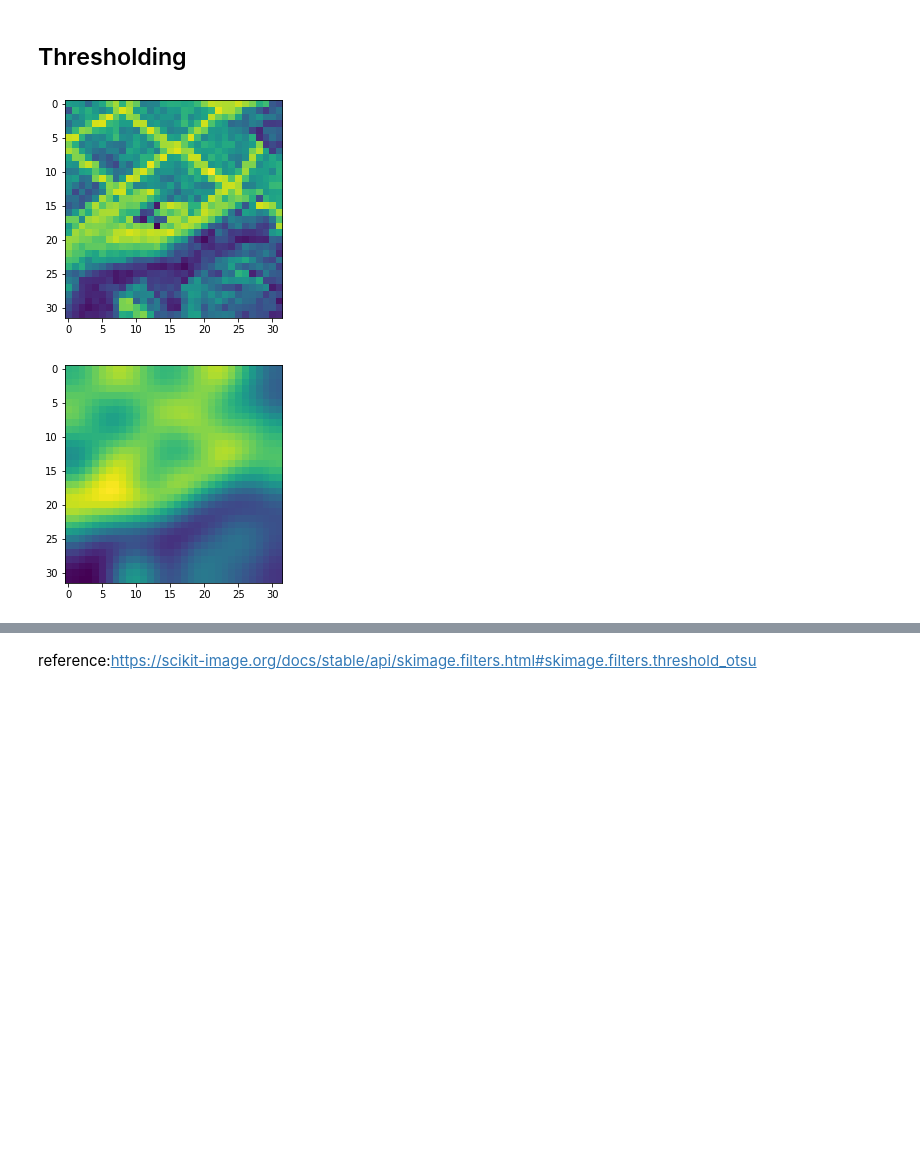
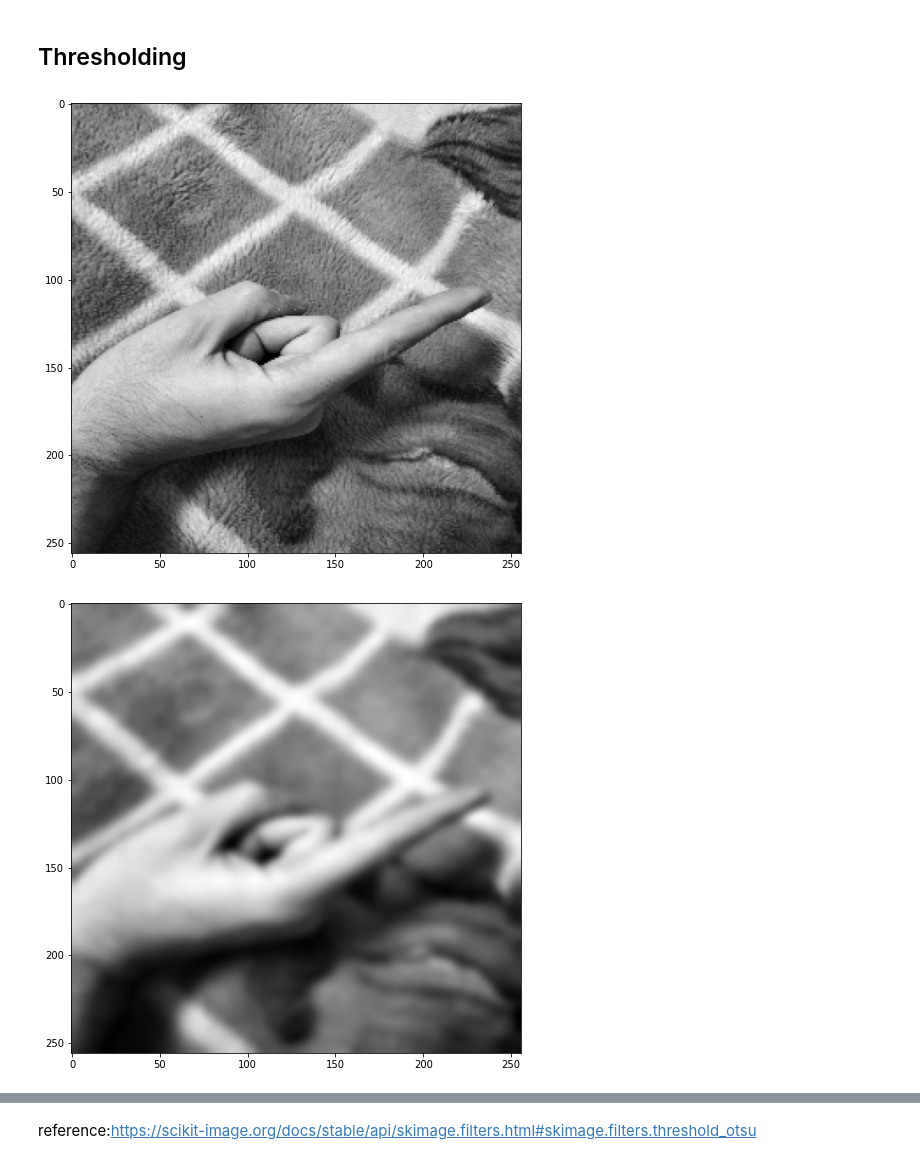
Before and after one commit to Sa2a/CV_Hand_Gestures, a Jupyter notebook: Hand Numbers Classification.ipynb, the cells around one changed output, grey strips where cells are left out. Cells and saved outputs as stored; diff of their text form; code cells hidden in the pictures; blank space fills up the shorter version.

```diff
--- a/Hand Numbers Classification.ipynb
+++ b/Hand Numbers Classification.ipynb
@@ -13,7 +31,7 @@ reference:https://medium.com/analytics-vidhya/how-to-load-any-image-dataset-in-p
 # Prepare your dataset here
 from ImagesLoader import MasterImage
 path  = "./Data/"
-input_shape = 64
+input_shape = 256
 image_data = MasterImage(PATH= path,IMAGE_SIZE = input_shape)
 (images, labels)=image_data.load_dataset()
 # %% [output]
@@ -124,18 +129,18 @@ plt.show()
 # %%
 import cv2
 
 # convert the image to grayscale, blur it, and threshold it
 gray = cv2.cvtColor(X_train[0], cv2.COLOR_BGR2GRAY)
 blurred = cv2.GaussianBlur(gray, (13, 13), -100)
 thresh = cv2.threshold(gray, 130, 255, cv2.THRESH_BINARY)[1]
 # thresh = cv2.bitwise_not(X_train[13])
 # thresh[thresh > 215] = 255
-plt.imshow(gray)
+plt.imshow(gray,cmap="gray")
 plt.show()
-plt.imshow(blurred)
+plt.imshow(blurred,cmap="gray")
 plt.show()
-plt.imshow(thresh)
+plt.imshow(thresh,cmap="gray")
 plt.show()
 # %% [output]
-[figure, old version]
+[figure, new version]
-[figure, old version]
+[figure, new version]
```
Also changed, not shown: parts of 38 cells of this notebook, 1 other file.
